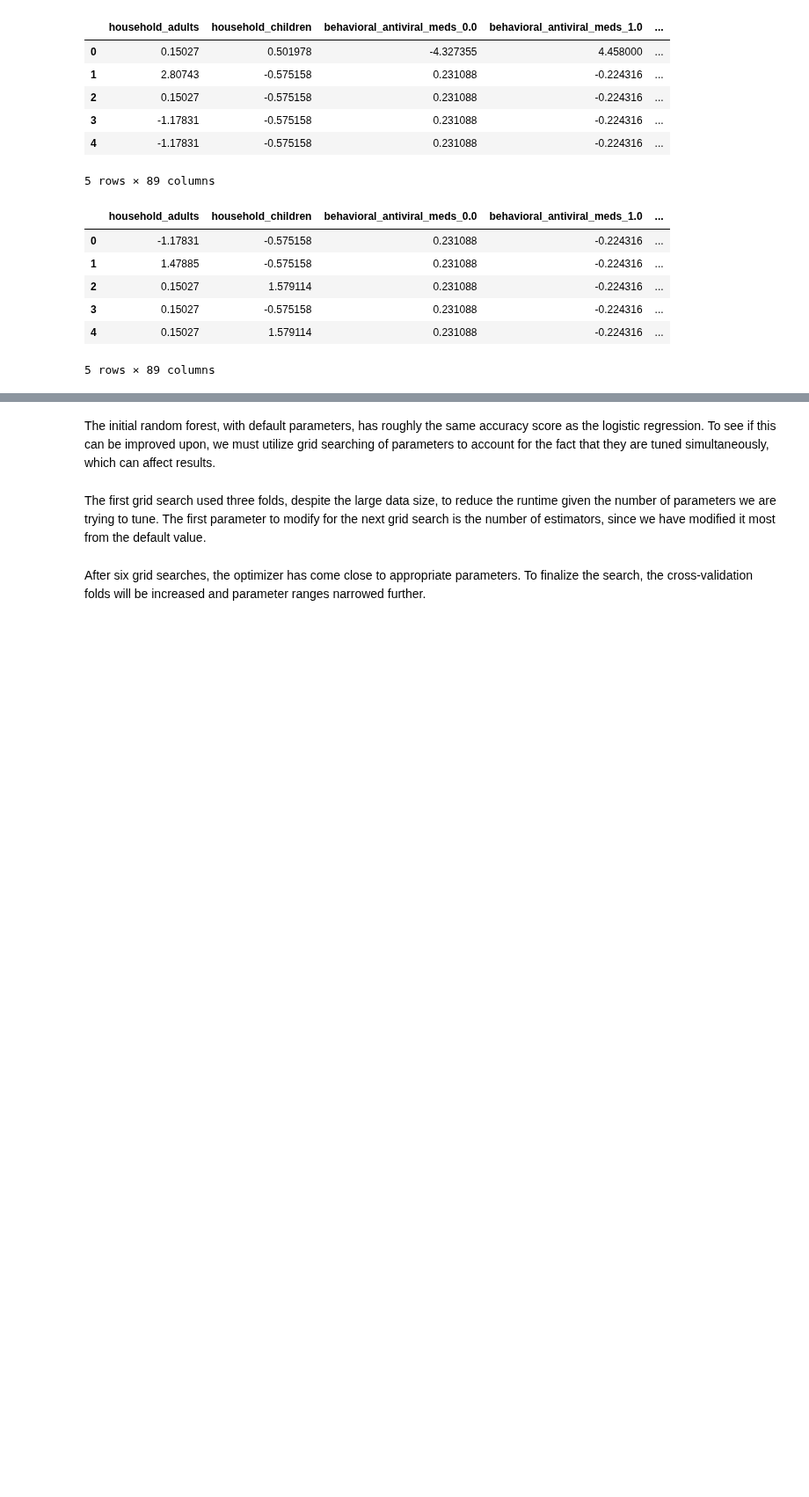
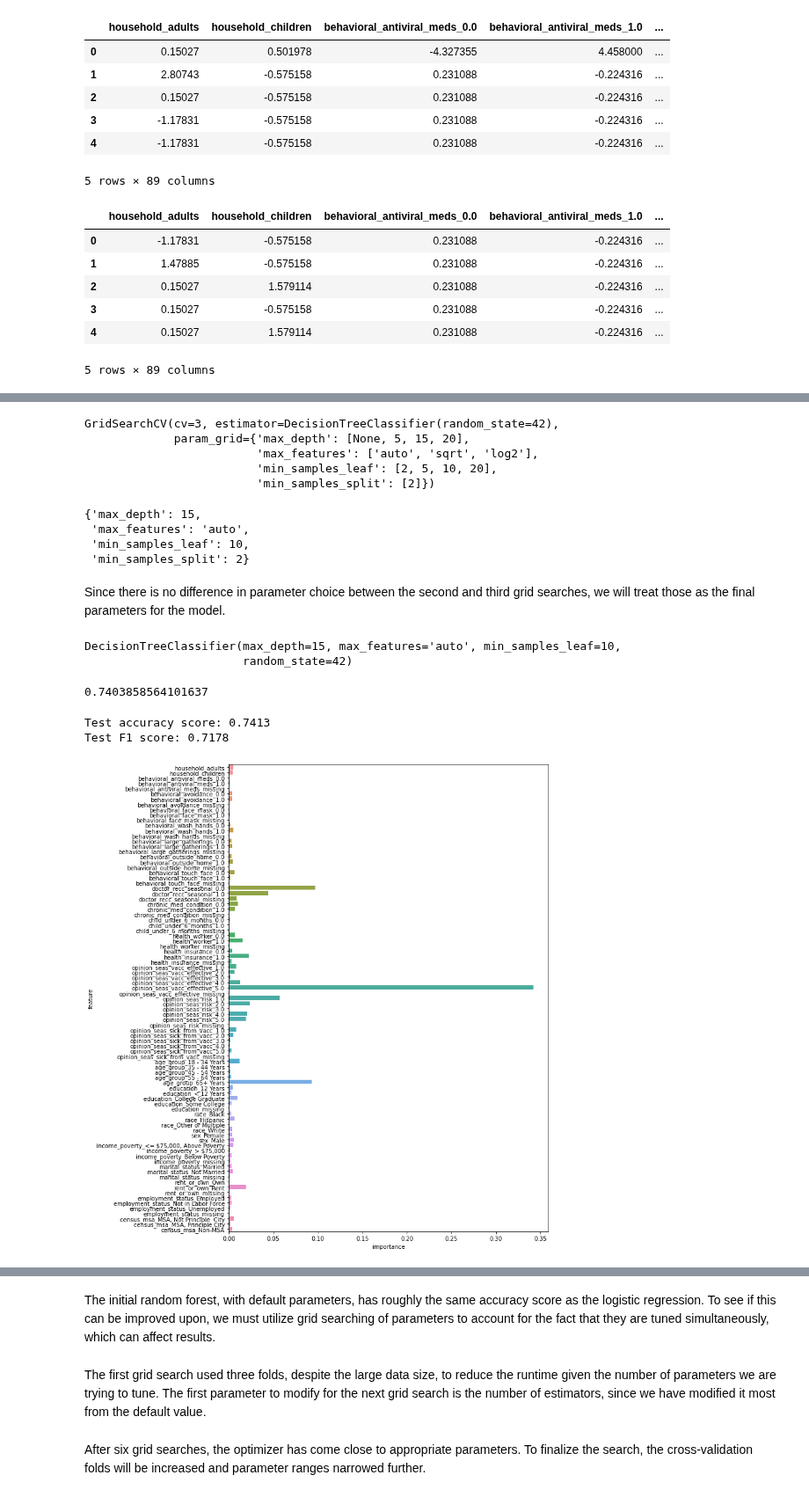
Before and after one commit to adobronyi/predicting_seasonal_flu_vaccines, a Jupyter notebook: student_v1.ipynb, the cells around one changed output, grey strips where cells are left out. Shown at 88% size. Saved outputs shown, nothing was run; the diff lists cells and outputs as text; code cells hidden in the pictures; blank space fills up the shorter version.

```diff
--- a/student_v1.ipynb
+++ b/student_v1.ipynb
@@ -349,0 +421,9 @@ np.mean(cross_val_score(rf,X_train,y_train,cv=5))
+# %%
+# first param grid search
+params_tree_1 = ({'max_depth':[None,5,15],
+                  'min_samples_split':[2,5,10],
+                  'min_samples_leaf':[1,2,5],
+                  'max_features':['auto','sqrt','log2']})
+
+tree_gs_1 = GridSearchCV(tree,params_tree_1,cv=3)
+tree_gs_1.fit(X_train,y_train)
@@ -349,0 +447,9 @@ np.mean(cross_val_score(rf,X_train,y_train,cv=5))
+# %%
+# second param grid search
+params_tree_2 = ({'max_depth':[None,5,15,20],
+                  'min_samples_split':[2,5],
+                  'min_samples_leaf':[2,5,10],
+                  'max_features':['auto','sqrt','log2']})
+
+tree_gs_2 = GridSearchCV(tree,params_tree_2,cv=3)
+tree_gs_2.fit(X_train,y_train)
@@ -349,0 +473,56 @@ np.mean(cross_val_score(rf,X_train,y_train,cv=5))
+# %%
+# third param grid search
+params_tree_3 = ({'max_depth':[None,5,15,20],
+                  'min_samples_split':[2],
+                  'min_samples_leaf':[2,5,10,20],
+                  'max_features':['auto','sqrt','log2']})
+
+tree_gs_3 = GridSearchCV(tree,params_tree_3,cv=3)
+tree_gs_3.fit(X_train,y_train)
+# %% [output]
+GridSearchCV(cv=3, estimator=DecisionTreeClassifier(random_state=42),
+             param_grid={'max_depth': [None, 5, 15, 20],
+                         'max_features': ['auto', 'sqrt', 'log2'],
+                         'min_samples_leaf': [2, 5, 10, 20],
+                         'min_samples_split': [2]})
+# %%
+tree_gs_3.best_params_
+# %% [output]
+{'max_depth': 15,
+ 'max_features': 'auto',
+ 'min_samples_leaf': 10,
+ 'min_samples_split': 2}
+# %% [markdown]
+Since there is no difference in parameter choice between the second and third grid searches, we will treat those as the final parameters for the model.
+# %%
+# initialize final model
+tree_final = DecisionTreeClassifier(random_state=42,max_depth=15,max_features='auto',min_samples_leaf=10,
+                                   min_samples_split=2)
+tree_final.fit(X_train,y_train)
+# %% [output]
+DecisionTreeClassifier(max_depth=15, max_features='auto', min_samples_leaf=10,
+                       random_state=42)
+# %%
+# five fold cross validation score
+np.mean(cross_val_score(tree_final,X_train,y_train,cv=5))
+# %% [output]
+0.7403858564101637
+# %%
+# get test scores
+tree_final_pred = tree_final.predict(X_test)
+tree_final_acc = round(accuracy_score(tree_final_pred,y_test),4)
+tree_final_f1 = round(f1_score(tree_final_pred,y_test),4)
+
+print('Test accuracy score:',tree_final_acc)
+print('Test F1 score:',tree_final_f1)
+# %% [output]
+Test accuracy score: 0.7413
+Test F1 score: 0.7178
+# %%
+# feature importance chart
+feature_importance_tree = pd.DataFrame({'feature':X_train.columns,'importance':tree_final.feature_importances_})
+
+f,ax = plt.subplots(figsize=(10,15))
+sns.barplot(x='importance',y='feature',data=feature_importance_tree,orient='h');
+# %% [output]
+[figure, added]
```
Also changed, not shown: parts of 91 cells of this notebook.
